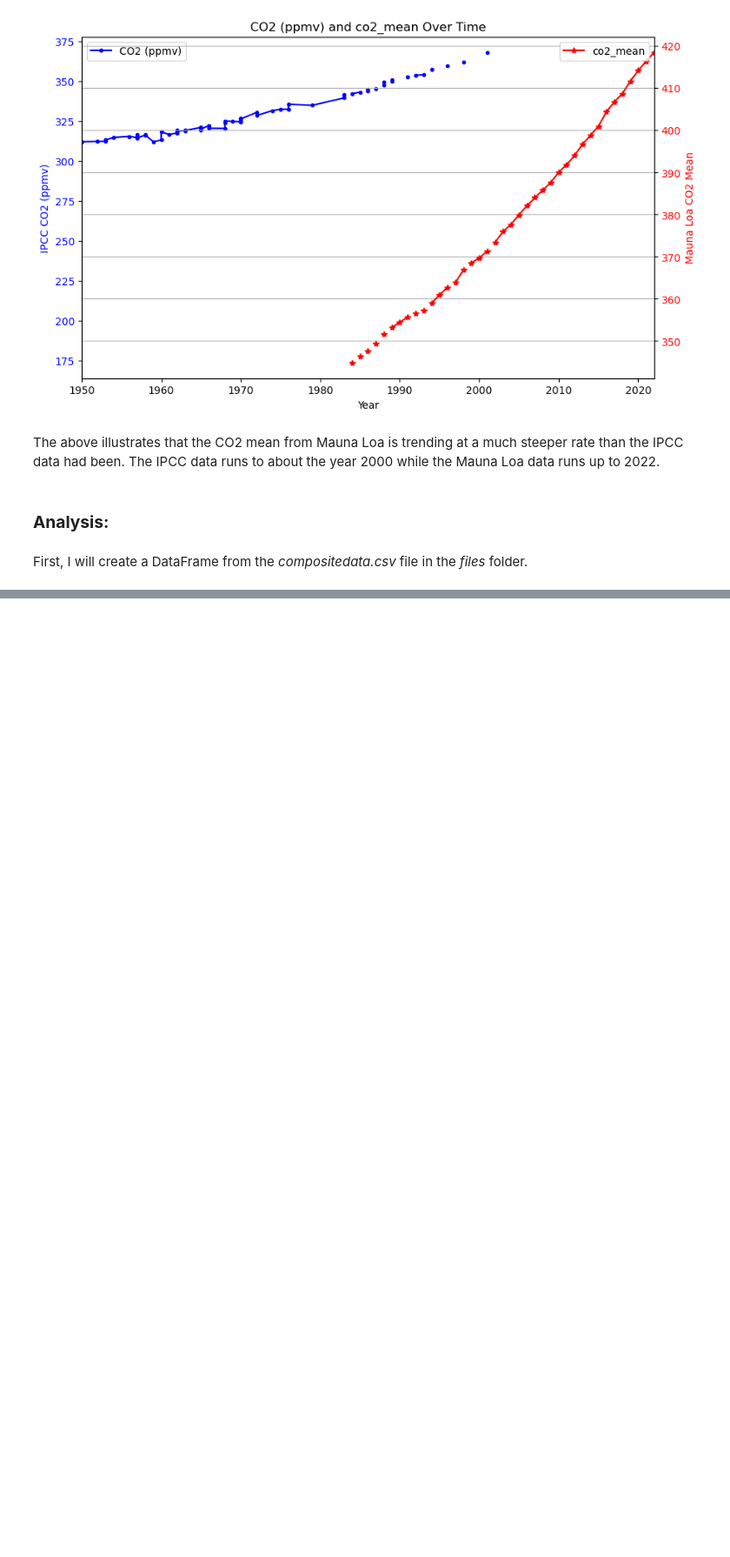
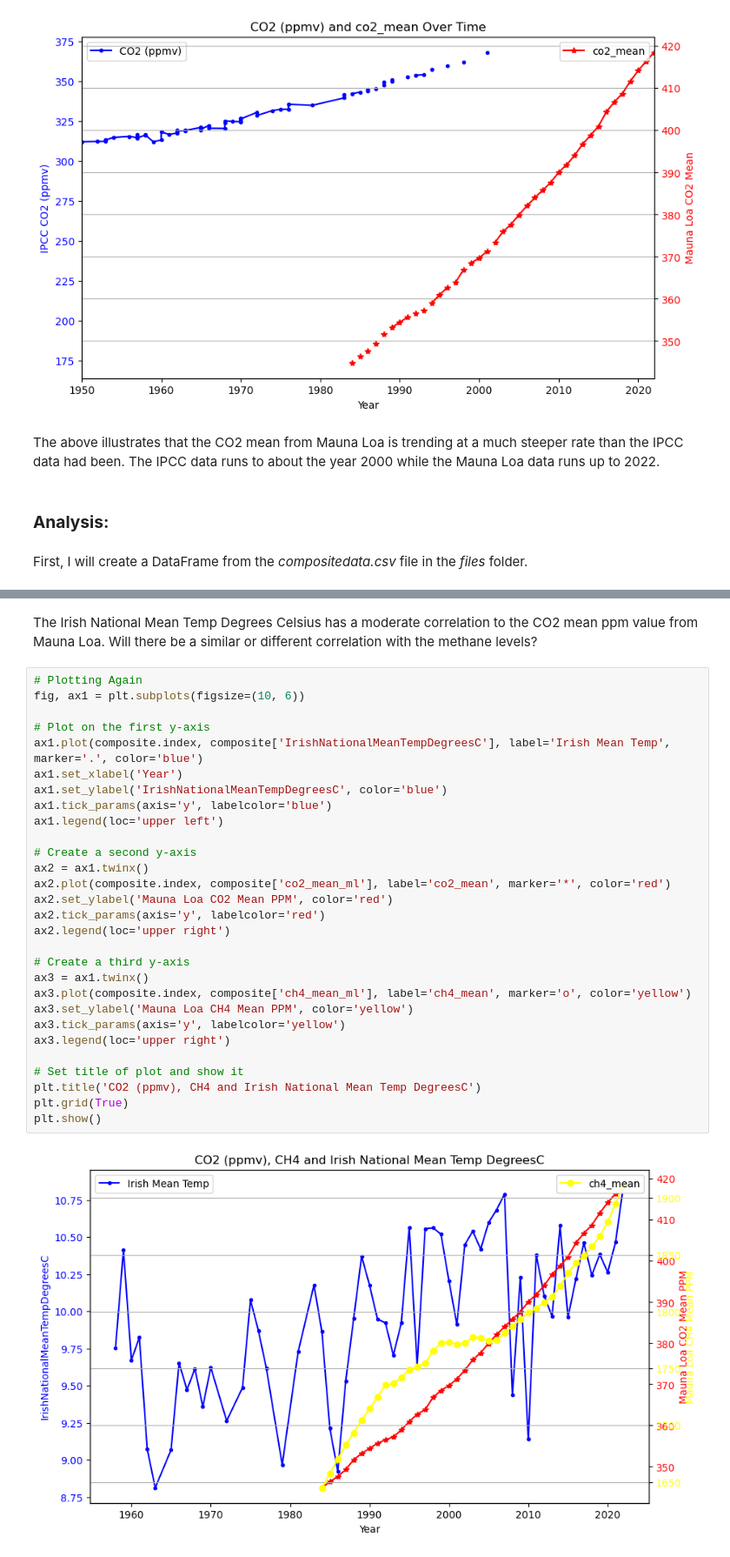
Before and after one commit to turps-pc90/PfDA_ClimateProject, a Jupyter notebook: project.ipynb, the cells around one changed output, grey strips where cells are left out. Shown at 87% size. Saved outputs shown, nothing was run; the diff lists cells and outputs as text; blank space fills up the shorter version.

```diff
--- a/project.ipynb
+++ b/project.ipynb
@@ -690,0 +715,33 @@ plt.show()
+# %% [markdown]
+The Irish National Mean Temp Degrees Celsius has a moderate correlation to the CO2 mean ppm value from Mauna Loa. Will there be a similar or different correlation with the methane levels?
+# %%
+# Plotting Again
+fig, ax1 = plt.subplots(figsize=(10, 6))
+
+# Plot on the first y-axis
+ax1.plot(composite.index, composite['IrishNationalMeanTempDegreesC'], label='Irish Mean Temp', marker='.', color='blue')
+ax1.set_xlabel('Year')
+ax1.set_ylabel('IrishNationalMeanTempDegreesC', color='blue')
+ax1.tick_params(axis='y', labelcolor='blue')
+ax1.legend(loc='upper left')
+
+# Create a second y-axis
+ax2 = ax1.twinx()
+ax2.plot(composite.index, composite['co2_mean_ml'], label='co2_mean', marker='*', color='red')
+ax2.set_ylabel('Mauna Loa CO2 Mean PPM', color='red')
+ax2.tick_params(axis='y', labelcolor='red')
+ax2.legend(loc='upper right')
+
+# Create a third y-axis
+ax3 = ax1.twinx()
+ax3.plot(composite.index, composite['ch4_mean_ml'], label='ch4_mean', marker='o', color='yellow')
+ax3.set_ylabel('Mauna Loa CH4 Mean PPM', color='yellow')
+ax3.tick_params(axis='y', labelcolor='yellow')
+ax3.legend(loc='upper right')
+
+# Set title of plot and show it
+plt.title('CO2 (ppmv), CH4 and Irish National Mean Temp DegreesC')
+plt.grid(True)
+plt.show()
+# %% [output]
+[figure, added]
```
Also changed, not shown: parts of 7 cells of this notebook.
